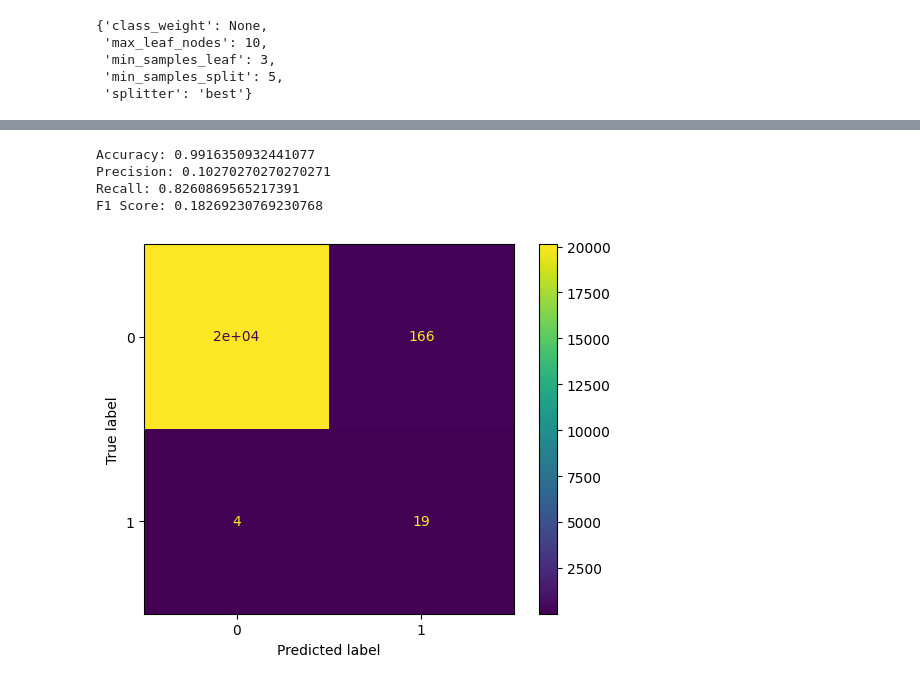
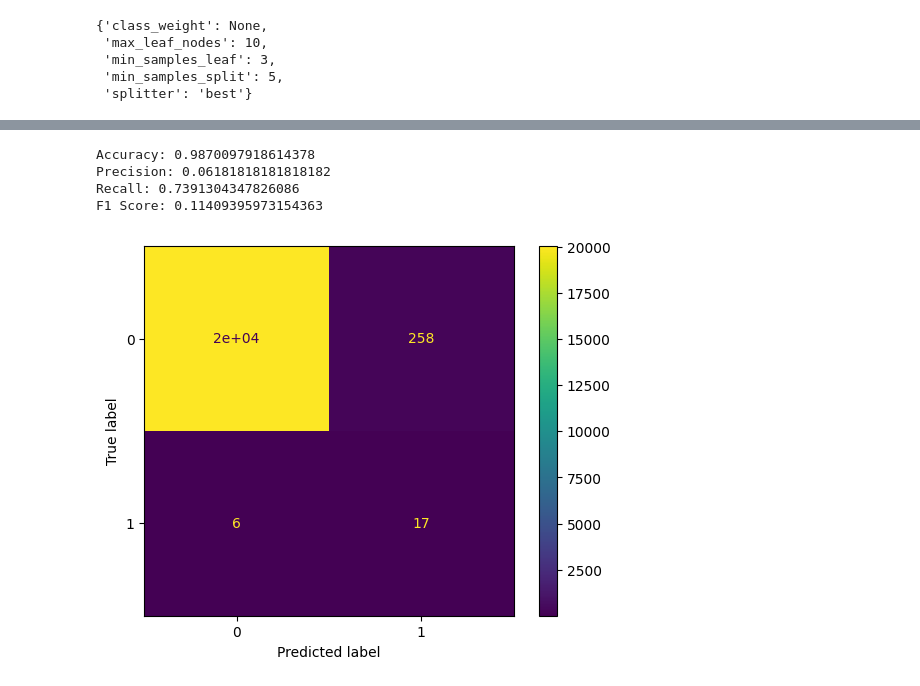
Before and after one commit to noahfrank0001/BankFraudDetection, a Jupyter notebook: analysis.ipynb, the cells around one changed output, grey strips where cells are left out. Drawn from its saved outputs; the diff is of its cells as text; code cells hidden in the pictures.

```diff
--- a/analysis.ipynb
+++ b/analysis.ipynb
@@ -169,6 +170,7 @@ def transform_data(data):
     return pd.concat([step_df, type_df, num_df], axis=1)
 # %%
 X_train = transform_data(X_train)
+X_val = transform_data(X_val)
 X_test = transform_data(X_test)
 # %%
 X_test
@@ -281,8 +256,0 @@ F1 Score: 0.35555555555555557
-# %%
-from sklearn.svm import LinearSVC
-
-lsvc = LinearSVC()
-lsvc.fit(X_train, y_train)
-y_pred = lsvc.predict(X_test)
-
-plot_metrics(lsvc, y_pred)
@@ -295,9 +299,14 @@ F1 Score: 0.027989821882951654
 # %%
 from sklearn.tree import DecisionTreeClassifier
+dtc_opt = DecisionTreeClassifier(class_weight=None,
+                                 splitter="best",
+                                 min_samples_split=10,
+                                 min_samples_leaf=5,
+                                 min_impurity_decrease=0.0,
+                                 max_leaf_nodes=10,
+                                 max_depth=10)
+dtc_opt.fit(X_train, y_train)
+y_pred = dtc_opt.predict(X_val)
 
-dtc = DecisionTreeClassifier()
-dtc.fit(X_train, y_train)
-y_pred = dtc.predict(X_test)
-
-plot_metrics(dtc, y_pred)
+plot_metrics(dtc_opt, y_pred)
 # %% [output]
@@ -383,0 +363,6 @@ F1 Score: 0.37383177570093457
+# %%
+nn_2 = MLPClassifier(hidden_layer_sizes=(100,100))
+nn_2.fit(X_train, y_train)
+y_pred = nn_2.predict(X_val)
+
+plot_metrics(nn_2, y_pred)
@@ -384,14 +375,20 @@ F1 Score: 0.37383177570093457
 # %%
+from sklearn.model_selection import GridSearchCV
 from sklearn.neural_network import MLPClassifier
 
-nn = MLPClassifier(max_iter=400)
-nn.fit(X_train, y_train)
-y_pred = nn.predict(X_test)
+params = {
+    "hidden_layer_sizes": [(100, 100)],
+    "activation": ["relu"]
+}
 
-plot_metrics(nn, y_pred)
+nn_grid = GridSearchCV(MLPClassifier(), params)
+nn_grid.fit(X_train, y_train)
+y_pred = nn_grid.predict(X_val)
+
+plot_metrics(nn_grid, y_pred)
 # %% [output]
-Accuracy: 0.9916350932441077
-Precision: 0.10270270270270271
-Recall: 0.8260869565217391
-F1 Score: 0.18269230769230768
+Accuracy: 0.9870097918614378
+Precision: 0.06181818181818182
+Recall: 0.7391304347826086
+F1 Score: 0.11409395973154363
-[figure, old version]
+[figure, new version]
```
Also changed, not shown: parts of 34 cells of this notebook.
